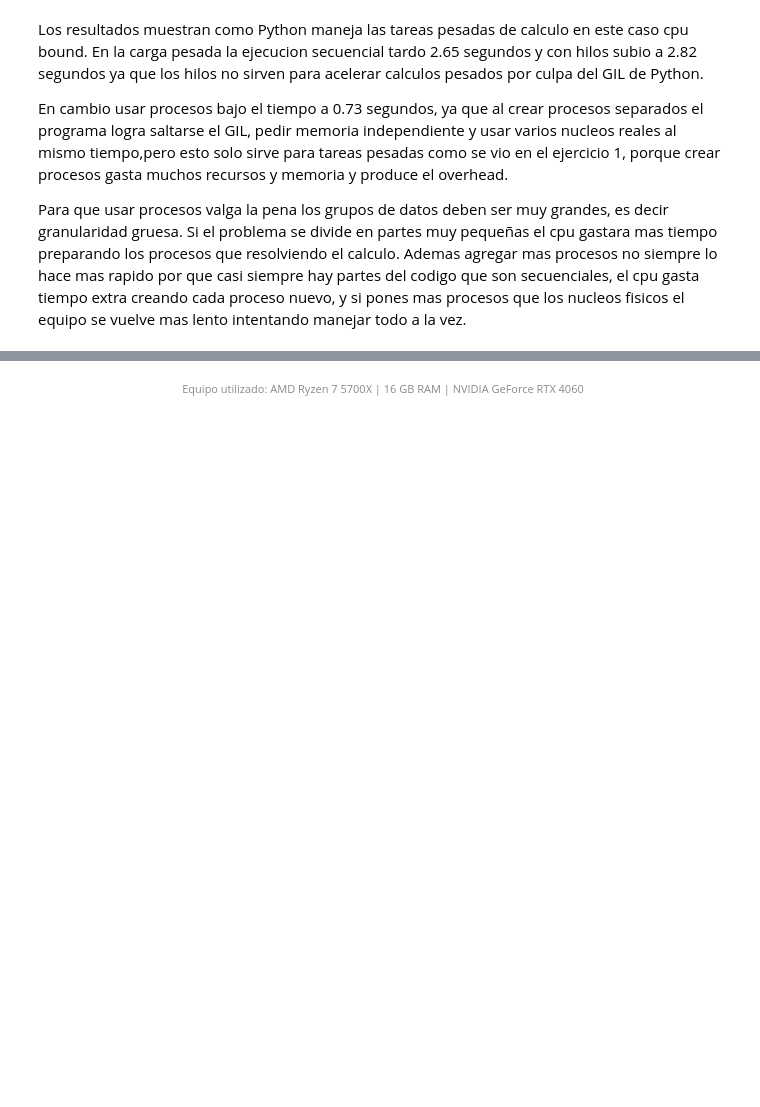
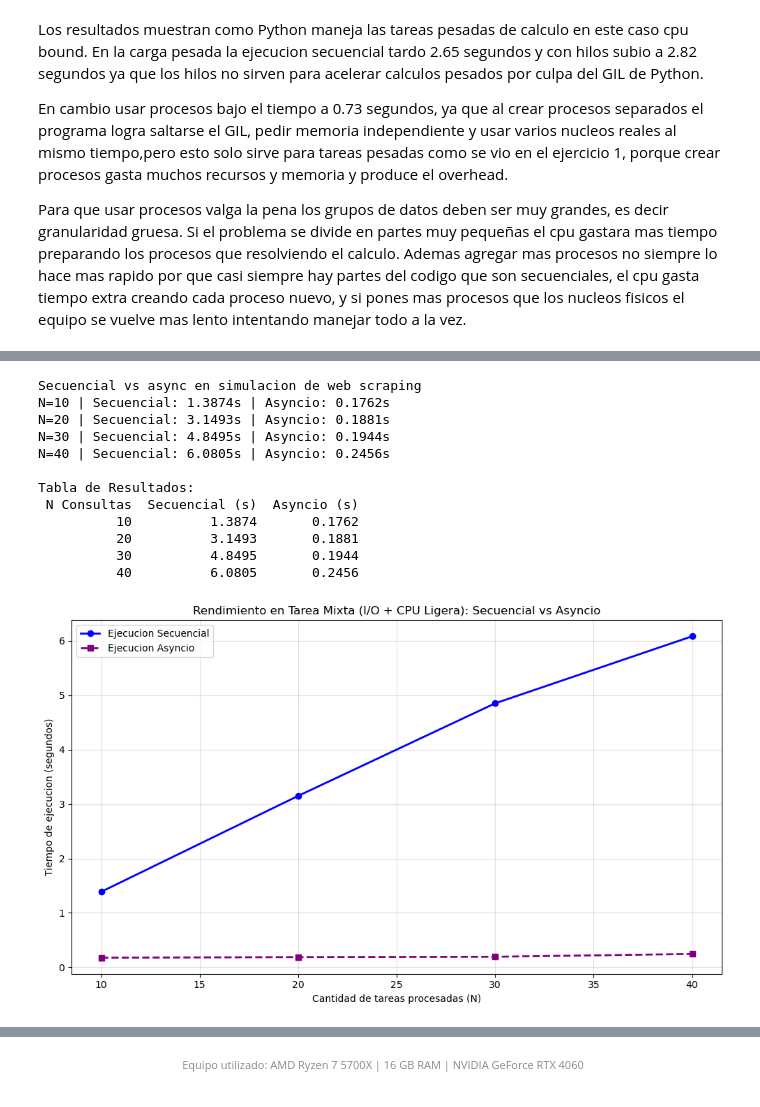
Before and after one commit to DESM2025/Computacion-paralela-distribuida-2026, a Jupyter notebook: Tareas/Tarea_3.ipynb, the cells around one changed output, grey strips where cells are left out. Cells and saved outputs as stored; diff of their text form; code cells hidden in the pictures; blank space fills up the shorter version.

Commit message:
tarea 3 lista

```diff
--- a/Tareas/Tarea_3.ipynb
+++ b/Tareas/Tarea_3.ipynb
@@ -250,0 +258,79 @@ Para que usar procesos valga la pena los grupos de datos deben ser muy grandes,
+# %%
+def procesamiento_cpu_ligero():
+    # Simula parseo de JSON y limpieza de datos, CPU-bound ligero
+    datos = [random.random() for _ in range(20000)]
+    datos.sort()
+    return len(datos)
+
+def tarea_secuencial_mixta(id_tarea):
+    # Espera de red I/O-bound
+    time.sleep(random.uniform(0.1, 0.2))
+    # Fase 2: CPU-bound ligera
+    procesamiento_cpu_ligero()
+    return id_tarea
+
+async def tarea_async_mixta(id_tarea):
+    # Espera de red asincrona I/O-bound
+    await asyncio.sleep(random.uniform(0.1, 0.2))
+    # CPU-bound ligera
+    procesamiento_cpu_ligero()
+    return id_tarea
+
+async def ejecutar_comparacion_asyncio():
+    tamanos_lote = [10, 20, 30, 40]
+    resultados = []
+
+    print("Secuencial vs async en simulacion de web scraping")
+
+    for n in tamanos_lote:
+        # Medicion Secuencial
+        inicio = time.perf_counter()
+        for i in range(n):
+            tarea_secuencial_mixta(i)
+        t_sec = time.perf_counter() - inicio
+
+        # Medicion Asyncio
+        inicio = time.perf_counter()
+        tareas = [tarea_async_mixta(i) for i in range(n)]
+        await asyncio.gather(*tareas)
+        t_async = time.perf_counter() - inicio
+
+        resultados.append({
+            "N Consultas": n,
+            "Secuencial (s)": round(t_sec, 4),
+            "Asyncio (s)": round(t_async, 4)
+        })
+        print(f"N={n} | Secuencial: {t_sec:.4f}s | Asyncio: {t_async:.4f}s")
+
+    df = pd.DataFrame(resultados)
+    print("\nTabla de Resultados:")
+    print(df.to_string(index=False))
+
+    plt.figure(figsize=(10, 6))
+
+    plt.plot(df["N Consultas"], df["Secuencial (s)"], marker='o', color='blue', label='Ejecucion Secuencial', linewidth=2)
+    plt.plot(df["N Consultas"], df["Asyncio (s)"], marker='s', color='purple', label='Ejecucion Asyncio', linewidth=2, linestyle='--')
+
+    plt.title('Rendimiento en Tarea Mixta (I/O + CPU Ligera): Secuencial vs Asyncio')
+    plt.xlabel('Cantidad de tareas procesadas (N)')
+    plt.ylabel('Tiempo de ejecucion (segundos)')
+    plt.legend()
+    plt.grid(True, alpha=0.4)
+    plt.tight_layout()
+    plt.show()
+
+await ejecutar_comparacion_asyncio()
+# %% [output]
+Secuencial vs async en simulacion de web scraping
+N=10 | Secuencial: 1.3874s | Asyncio: 0.1762s
+N=20 | Secuencial: 3.1493s | Asyncio: 0.1881s
+N=30 | Secuencial: 4.8495s | Asyncio: 0.1944s
+N=40 | Secuencial: 6.0805s | Asyncio: 0.2456s
+
+Tabla de Resultados:
+ N Consultas  Secuencial (s)  Asyncio (s)
+          10          1.3874       0.1762
+          20          3.1493       0.1881
+          30          4.8495       0.1944
+          40          6.0805       0.2456
+[figure, added]
```
Also changed, not shown: parts of 7 cells of this notebook.
